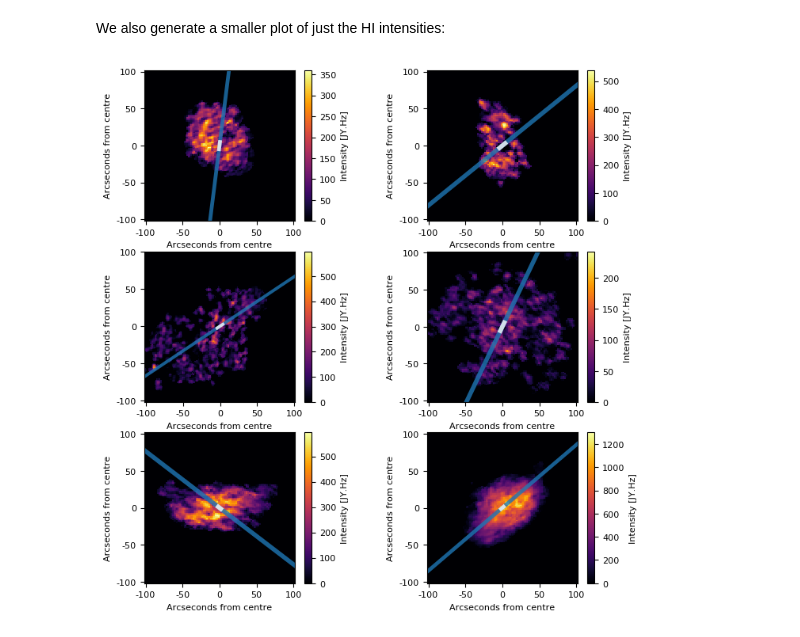
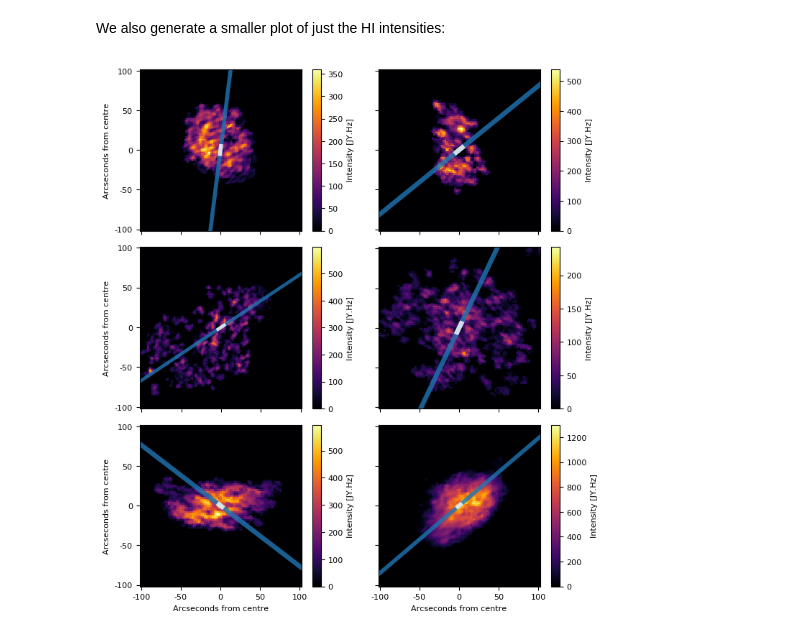
Before and after one commit to tingard/HI-plots-for-Lucy, a Jupyter notebook: main.ipynb, the cells around one changed output. Saved outputs shown, nothing was run; the diff lists cells and outputs as text; code cells hidden in the pictures.

Commit message:
Small axis label adjustments, made a version without bars/middle sections shown

```diff
--- a/main.ipynb
+++ b/main.ipynb
@@ -243,7 +243,7 @@ plt.savefig('mosaic.png', bbox_inches='tight')
 # %% [markdown]
 We also generate a smaller plot of just the HI intensities:
 # %%
-fig = plt.figure(figsize=(7, 8.1), dpi=100)
+fig = plt.figure(figsize=(8.1*0.8, 9*0.8), dpi=100)
 n = 60
 for index in range(len(df)):
     galaxy = makeGalaxyObject(df.iloc[index])
@@ -276,7 +276,6 @@ for index in range(len(df)):
         alpha=0.8,
         angle=galaxy['rotation']
     )
-    ax.add_artist(r)
 
     # add a rectangle showing the bar size
     barOrigin = np.array([-galaxy['bar length']/2, -1.5])
@@ -291,39 +290,50 @@ for index in range(len(df)):
         angle=galaxy['rotation'],
         facecolor='w',
     )
+
+    ax.add_artist(r)
     ax.add_artist(bar)
 
     # Choose the x-ticks we want to display (every 50 arcseconds)
     xticks = np.arange(-500, 500, 50)
     # figure out where they should be positioned and place them
     ax.set_xticks(xticks / galaxy['pixel size'] + galaxy['center'][0])
     # set the labels
     ax.set_xticklabels(xticks)
 
     # same as above for y-axis
     yticks = np.arange(-500, 500, 50)
     ax.set_yticks(yticks / galaxy['pixel size'] + galaxy['center'][1])
     ax.set_yticklabels(yticks)
 
     # axis labels
-    if rowIndex == len(df) - 1:
+    if index < len(df) -2:
+        plt.setp(ax.get_xticklabels(), visible=False)
+    else:
         ax.set_xlabel('Arcseconds from centre')
+
+    if index % 2 == 0:
+        ax.set_ylabel('Arcseconds from centre')
     else:
-        plt.setp(ax.get_xticklabels(), visible=False)
-    ax.set_ylabel('Arcseconds from centre')
+        plt.setp(ax.get_yticklabels(), visible=False)
 
     # setting limits to crop our image
     ax.set_xlim(lowerCrop[0], upperCrop[0])
     ax.set_ylim(lowerCrop[1], upperCrop[1])
 
     # adjust the positioning so we can fit the colorbar in
     fig.subplots_adjust(left=0.1, bottom=0.1, right=0.95, top=0.9, wspace=0.5)
 
     # add the colorbar axes
     cbar = plt.colorbar()
     cbar.set_label('Intensity [JY.Hz]')
 
+    plt.subplots_adjust(
+        left=0.0, right=1.0,
+        bottom=0.0, top=1.0,
+        wspace=0.05, hspace=0.1
+    )
 # Save the output
 plt.savefig('HI_intensities.png', bbox_inches='tight')
 # %% [output]
-[figure, old version]
+[figure, new version]
```
Also changed, not shown: 2 other files.
